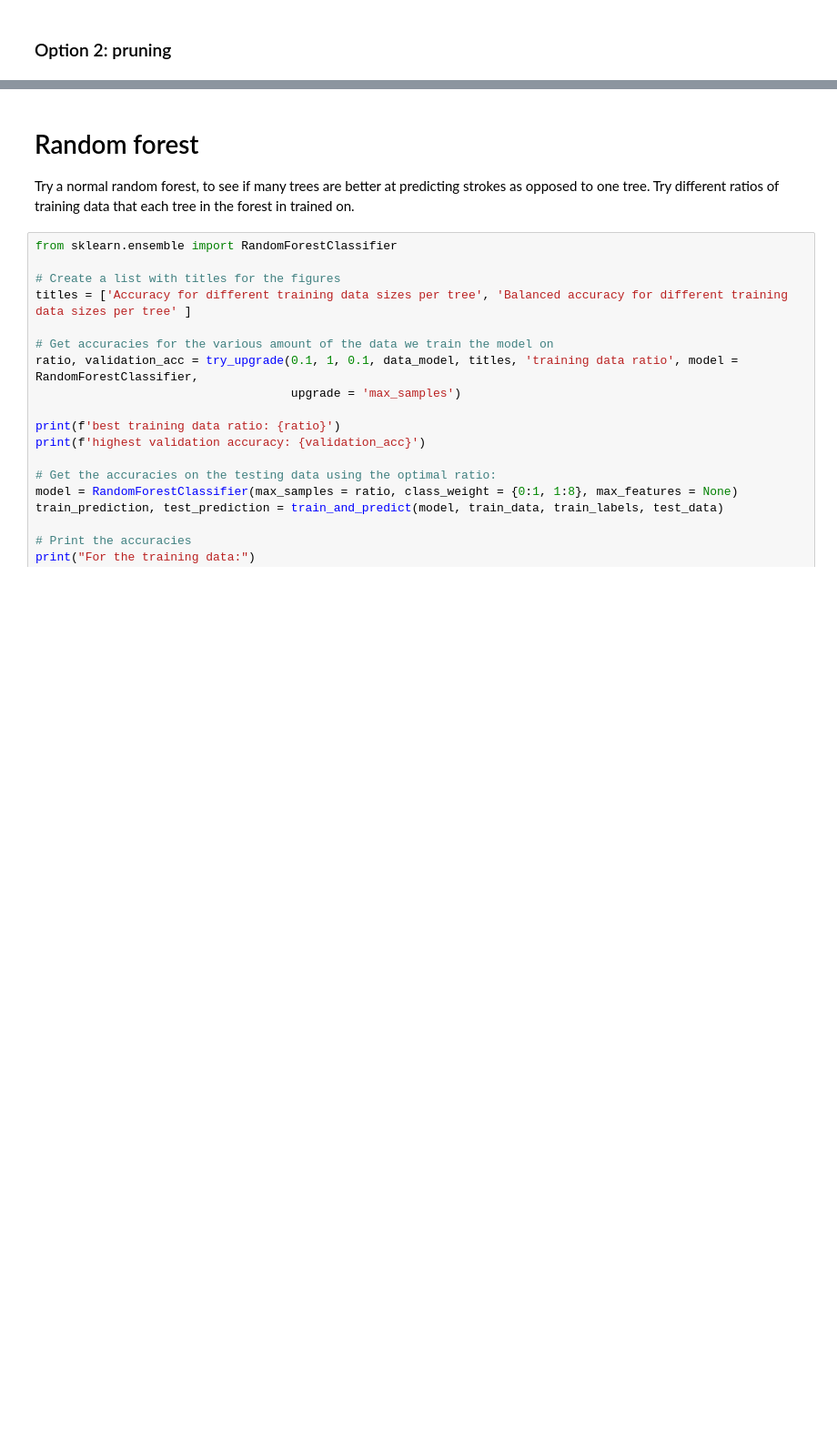
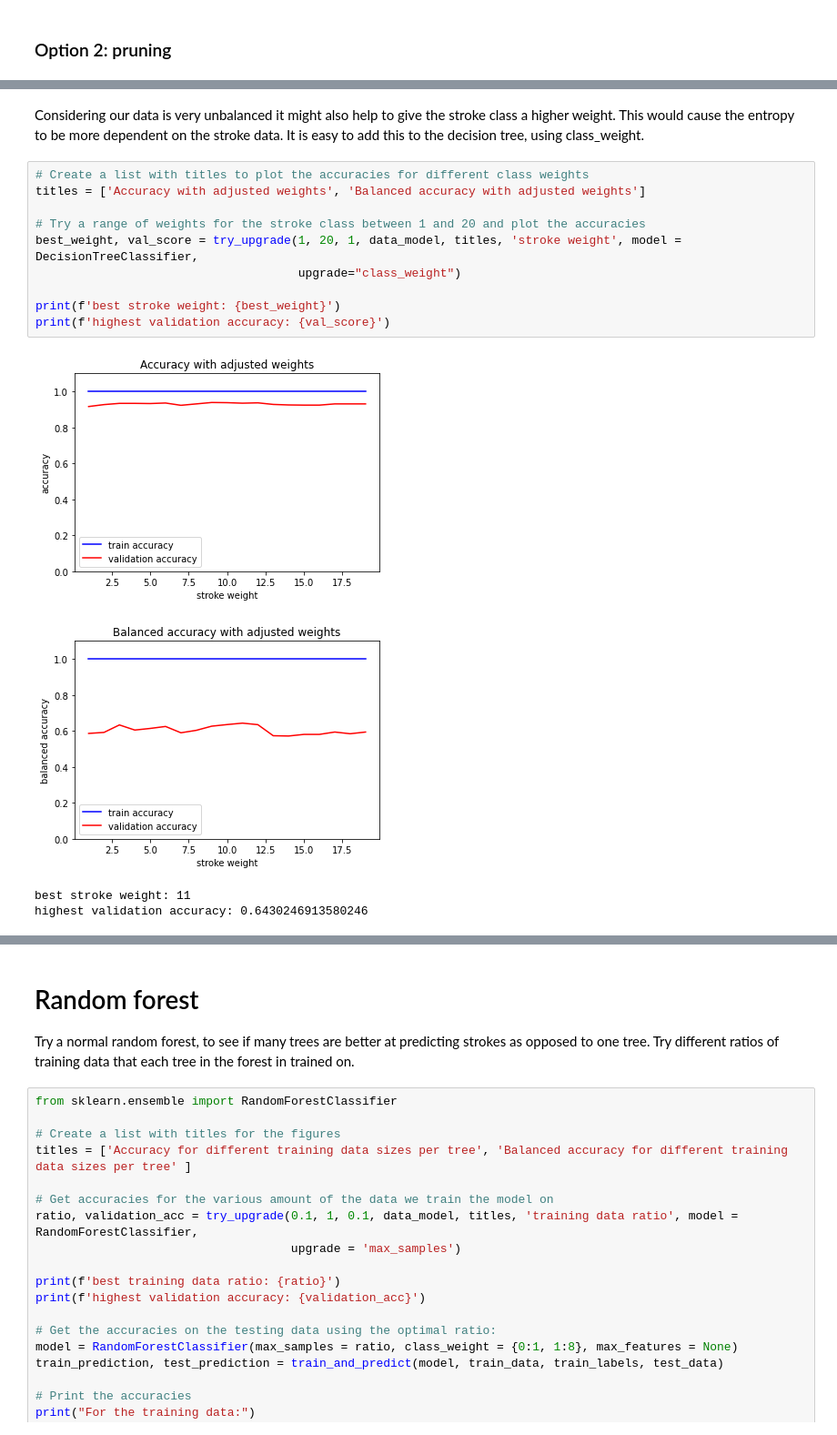
Before and after one commit to koenc100/Project-AI-minor, a Jupyter notebook: code/Decision Tree Random Forest.ipynb, the cells around one changed output, grey strips where cells are left out. Shown at 91% size. Saved outputs shown, nothing was run; the diff lists cells and outputs as text; blank space fills up the shorter version.

```diff
--- a/code/Decision Tree Random Forest.ipynb
+++ b/code/Decision Tree Random Forest.ipynb
@@ -382,6 +402,23 @@ confusion matrix:
 
 [["True Negative", "False Positive"]
  ["False Negative", "True Positive"]]
+# %% [markdown]
+Considering our data is very unbalanced it might also help to give the stroke class a higher weight. This would cause the entropy to be more dependent on the stroke data. It is easy to add this to the decision tree, using class_weight.
+# %%
+# Create a list with titles to plot the accuracies for different class weights
+titles = ['Accuracy with adjusted weights', 'Balanced accuracy with adjusted weights']
+
+# Try a range of weights for the stroke class between 1 and 20 and plot the accuracies
+best_weight, val_score = try_upgrade(1, 20, 1, data_model, titles, 'stroke weight', model = DecisionTreeClassifier,
+                                     upgrade="class_weight")
+
+print(f'best stroke weight: {best_weight}')
+print(f'highest validation accuracy: {val_score}')
+# %% [output]
+[figure, added]
+[figure, added]
+best stroke weight: 11
+highest validation accuracy: 0.6430246913580246
 # %%
 # Import this here because we use tree as a model name a few times as well
 from sklearn import tree
```
Also changed, not shown: parts of 19 cells of this notebook.
